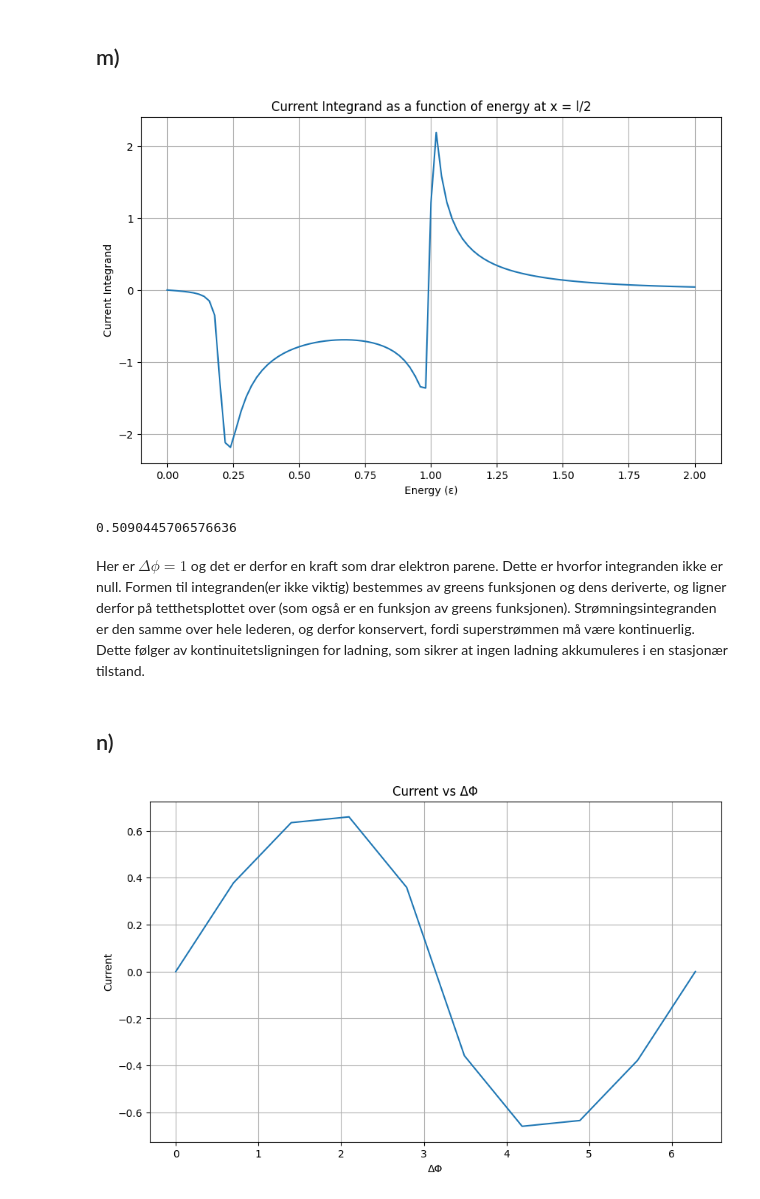
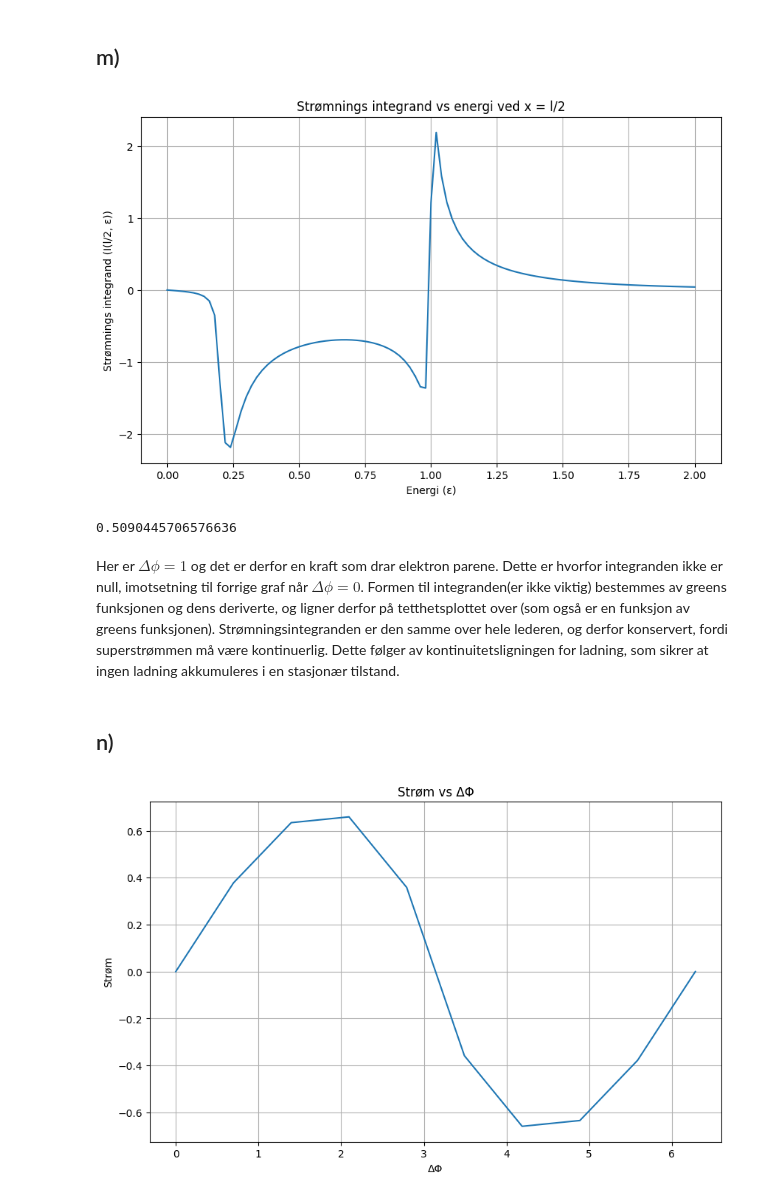
Before and after one commit to marieke-vaske/VitBer-TekFys, a Jupyter notebook: Sammenslåing av oppgave 2.ipynb, the cells around one changed output. Cells and saved outputs as stored; diff of their text form; code cells hidden in the pictures.

Commit message:
Ferdig baby
, lagt sammen oppgave 1 og 2 i main

```diff
--- a/Sammenslåing av oppgave 2.ipynb
+++ b/Sammenslåing av oppgave 2.ipynb
@@ -194,7 +191,6 @@ m = 101
 x = np.linspace(0, l, m)
 y = np.zeros((32,m))
 epsilons = [0, 1, 2]
-vLeft, vRight = np.zeros(32), np.zeros(32)
 
 # Itererer over forskjellige epsilon verdier, løser og plotter Usadel ligningene
 for epsilon in epsilons:
@@ -205,7 +201,6 @@ plt.ylabel("Løsning")
 plt.xlabel("Lengde av normal metall")
 plt.title("Løsning av Usadel ligningene for ε ∈ {0, 1, 2}")
 plt.grid(True)
-plt.legend()
 plt.show()
 
 # Kontrollere at alle elementene i y er null
@@ -255,7 +249,6 @@ m = 101
 x = np.linspace(0, l, m)
 y = np.zeros((32,m))
 epsilons = [0, 1, 2]
-vLeft, vRight = np.zeros(32), np.zeros(32)
 
 # Itererer over forskjellige epsilons, løser Usadel ligningene og plotter tettheten av tilstander for løsningen
 for epsilon in epsilons:
@@ -354,7 +350,6 @@ ls = [0.5, 1, 2]
 m = 100
 x = np.linspace(0, l, m)
 epsilons = np.linspace(2, 0, 101)
-vLeft, vRight = np.zeros(32), np.zeros(32)
 
 # Kjører koden for l=0.5, 1 og 2
 for l in ls:
@@ -363,7 +358,7 @@ for l in ls:
     # Itererer for 101 verdier av epsilon mellom 0 og 2
     DOS_values = np.zeros_like(epsilons)
     for j, epsilon in enumerate(epsilons):
-        sol = scipy.integrate.solve_bvp(derivativeForPosition, boundaryConditionsSuperconductur, x, y)
+        sol = scipy.integrate.solve_bvp(derivativeForPosition, boundaryConditionsSuperconductor, x, y)
         DOS = densityOfStates([l/2], sol.sol(l/2))
         DOS_values[j] = (DOS)
         # Setter initial gjettet, til løsningen for forrige epsilonverdi
@@ -372,7 +367,7 @@ for l in ls:
     # Plotter tettheten av tilstander for x = l/2 og epsilon mellom 0 og 2
     plt.plot(epsilons, DOS_values, label=f"l: {l}")
     # Skriver ut den standeriserte mengden tilstander mellom epsilon = 0 og 2
-    print(f"Integral: {-scipy.integrate.simpson(x=epsilons, y=DOS_values)/2}")
+    print(f"Integral: {-scipy.integrate.simpson(x=epsilons, y=DOS_values)/(abs(epsilons[0] - epsilons[-1]))}")
 
 plt.ylabel("$D(l/2,ε)/D_0$")
 plt.xlabel("energi, ε")
@@ -446,7 +441,7 @@ vLeft, vRight = np.zeros(32), np.zeros(32)
 
 currents = []
 for epsilon in epsilons:
-    sol = scipy.integrate.solve_bvp(derivativeForPosition, boundaryConditionsSuperconductur, x, y)
+    sol = scipy.integrate.solve_bvp(derivativeForPosition, boundaryConditionsSuperconductor, x, y)
     currents.append(currentIntegrand(x, sol.sol(x)))
     y = sol.sol(x)
 
@@ -468,33 +463,34 @@ Når $\phi_R = \phi_L = 0$ er det ingen krefter som drar elektron parene i en el
 # %%
 l = 1
 m = 100
 phiL = 1
 phiR = 0
 
 x = np.linspace(0, l, m)
 y = np.zeros((32,m))
 epsilons = np.linspace(2, 0, 101)
 vLeft, vRight = np.zeros(32), np.zeros(32)
 
 currentIntegrands = []
 for epsilon in epsilons:
-    sol = scipy.integrate.solve_bvp(derivativeForPosition, boundaryConditionsSuperconductur, x, y)
+    sol = scipy.integrate.solve_bvp(derivativeForPosition, boundaryConditionsSuperconductor, x, y)
     currentIntegrands.append(currentIntegrand([l/2], sol.sol(l/2)))
     y = sol.sol(x)
 
 plt.plot(epsilons, currentIntegrands)
-plt.xlabel('Energy (ε)')
-plt.ylabel('Current Integrand (I(l/2, ε))')
-plt.title('Current Integrand as a function of energy at x = l/2')
+plt.xlabel('Energi (ε)')
+plt.ylabel('Strømnings integrand (I(l/2, ε))')
+plt.title('Strømnings integrand vs energi ved x = l/2')
 plt.grid(True)
 plt.show()
 
+# Skriver ut integralet av strømnings integranden med hensyn på epsilon
 print(scipy.integrate.simpson(x=epsilons, y=currentIntegrands))
 # %% [output]
-[figure, old version]
+[figure, new version]
 0.5090445706576636
 # %% [markdown]
-Her er $\Delta \phi = 1$ og det er derfor en kraft som drar elektron parene. Dette er hvorfor integranden ikke er null. Formen til integranden(er ikke viktig) bestemmes av greens funksjonen og dens deriverte, og ligner derfor på tetthetsplottet over (som også er en funksjon av greens funksjonen). Strømningsintegranden er den samme over hele lederen, og derfor konservert, fordi superstrømmen må være kontinuerlig. Dette følger av kontinuitetsligningen for ladning, som sikrer at ingen ladning akkumuleres i en stasjonær tilstand.
+Her er $\Delta \phi = 1$ og det er derfor en kraft som drar elektron parene. Dette er hvorfor integranden ikke er null, imotsetning til forrige graf når $\Delta \phi = 0$. Formen til integranden(er ikke viktig) bestemmes av greens funksjonen og dens deriverte, og ligner derfor på tetthetsplottet over (som også er en funksjon av greens funksjonen). Strømningsintegranden er den samme over hele lederen, og derfor konservert, fordi superstrømmen må være kontinuerlig. Dette følger av kontinuitetsligningen for ladning, som sikrer at ingen ladning akkumuleres i en stasjonær tilstand.
 # %% [markdown]
 ## n)
 # %%
@@ -515,7 +511,7 @@ for phiL in phiLs:
 
     currentIntegrands = []
     for epsilon in epsilons:
-        sol = scipy.integrate.solve_bvp(derivativeForPosition, boundaryConditionsSuperconductur, x, y)
+        sol = scipy.integrate.solve_bvp(derivativeForPosition, boundaryConditionsSuperconductor, x, y)
         currentIntegrands.append(currentIntegrand([l/2], sol.sol(l/2)))
         y = sol.sol(x)
 
@@ -524,10 +520,10 @@ for phiL in phiLs:
 
 plt.plot(phiLs, current)
 plt.xlabel('ΔΦ')
-plt.ylabel('Current')
-plt.title('Current vs ΔΦ')
+plt.ylabel('Strøm')
+plt.title('Strøm vs ΔΦ')
 plt.grid(True)
 plt.show()
 # %% [output]
-[figure, old version]
+[figure, new version]
 # %% [markdown]
```
Also changed, not shown: parts of 7 cells of this notebook, 2 other files.
